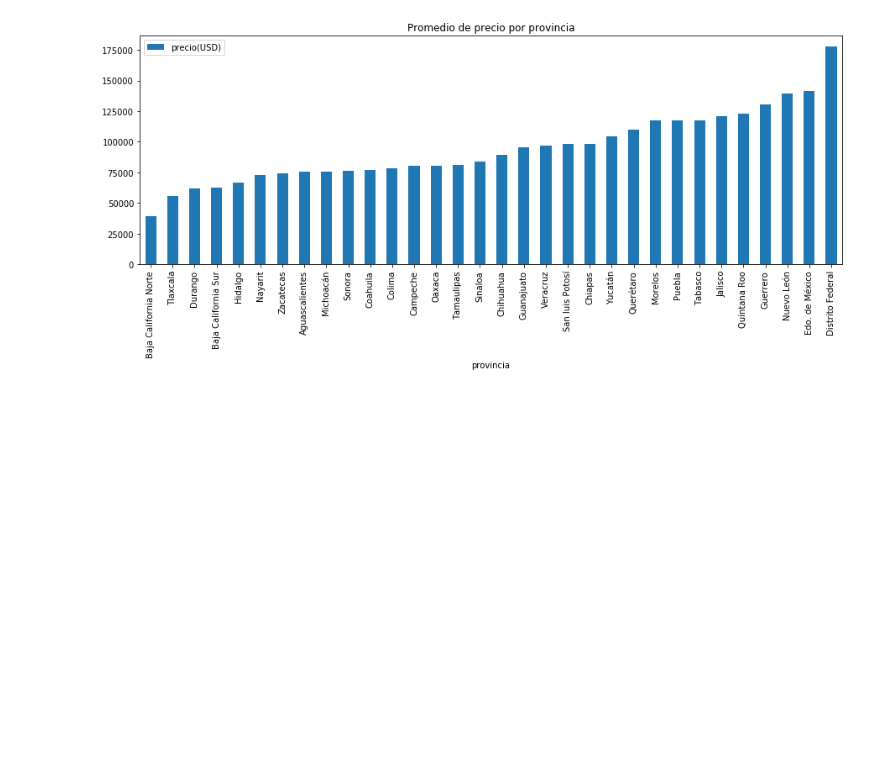
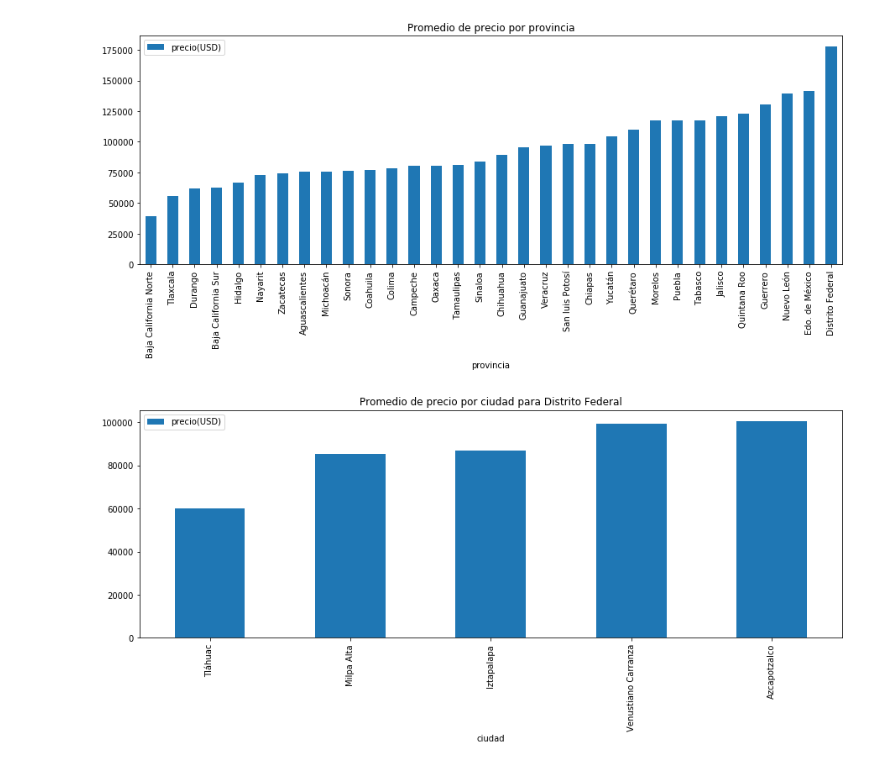
Before and after one commit to JuanCruzCastroLopez/tp1-zonajobs-analysis, a Jupyter notebook: zonajobs-analysis.ipynb, the cells around one changed output. Cells and saved outputs as stored; diff of their text form; code cells hidden in the pictures; blank space fills up the shorter version.

```diff
--- a/zonajobs-analysis.ipynb
+++ b/zonajobs-analysis.ipynb
@@ -54,0 +51,13 @@ tipoDePropiedadPorProvincia = propiedades.dropna(subset=['provincia'])[['provinc
+# %%
+def promedioPrecioPorCiudad(provincia):
+    ciudadesPorProvincia = propiedades.dropna(subset=['provincia'])[['provincia', 'ciudad', 'precio(USD)']]
+    ciudadesPorProvincia = ciudadesPorProvincia[ciudadesPorProvincia['provincia'] == provincia]
+
+    ciudadesPorProvincia = ciudadesPorProvincia.groupby(['ciudad']).agg({'precio(USD)':'mean'})
+    ciudadesPorProvincia = ciudadesPorProvincia.sort_values(by=['precio(USD)'])
+    return ciudadesPorProvincia.head()
+# %%
+promedioPrecioPorCiudad('Distrito Federal').plot(kind='bar', figsize=(15, 5), rot=0,
+                                       title="Promedio de precio por ciudad para Distrito Federal");
+# %% [output]
+[figure, added]
```
Also changed, not shown: parts of 8 cells of this notebook.
